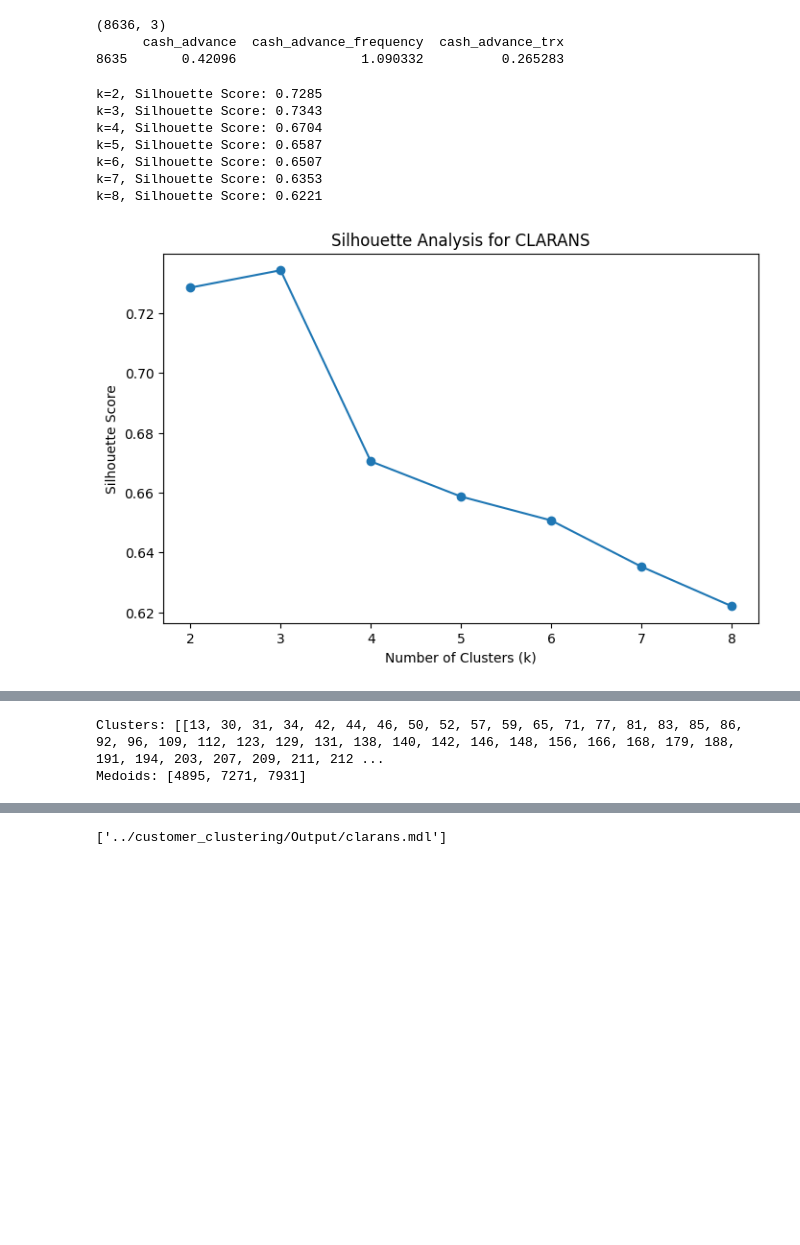
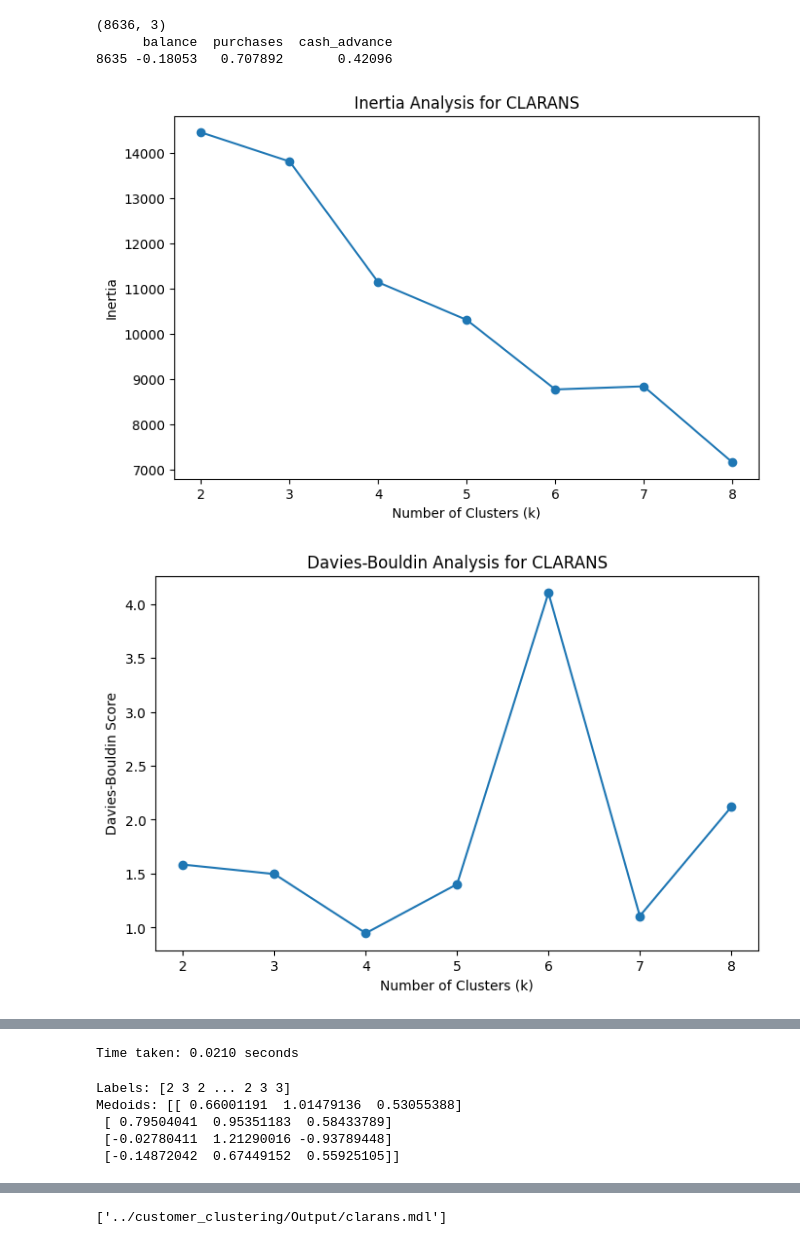
Before and after one commit to GiaHuy910/CLARANS-IN-MARKETING, a Jupyter notebook: customer_clustering/Clarans.ipynb, the cells around one changed output, grey strips where cells are left out. Cells and saved outputs as stored; diff of their text form; code cells hidden in the pictures; blank space fills up the shorter version.

```diff
--- a/customer_clustering/Clarans.ipynb
+++ b/customer_clustering/Clarans.ipynb
@@ -11,24 +10,20 @@ from utils.Clarans_fast_build import clarans_fast_build,clarans_silhouette_analy
 # %%
 features=[
- 'cash_advance',
- 'cash_advance_frequency',
- 'cash_advance_trx'
+ 'balance',
+ 'purchases',
+ 'cash_advance'
 ]
 data=D[features].copy()
 print(data.shape)
 print(data.tail(1))
 # %% [output]
 (8636, 3)
-      cash_advance  cash_advance_frequency  cash_advance_trx
-8635       0.42096                1.090332          0.265283
+      balance  purchases  cash_advance
+8635 -0.18053   0.707892       0.42096
-# %%
-clarans_silhouette_analysis(data,[2,3,4,5,6,7,8],num_local=5,max_neighbors=5)
-# %% [output]
-k=2, Silhouette Score: 0.7285
-k=3, Silhouette Score: 0.7343
-k=4, Silhouette Score: 0.6704
-k=5, Silhouette Score: 0.6587
-k=6, Silhouette Score: 0.6507
-k=7, Silhouette Score: 0.6353
-k=8, Silhouette Score: 0.6221
-[figure, removed]
+# %%
+clarans_Inertia_analysis(data,[2,3,4,5,6,7,8],num_local=5,max_neighbors=5)
+clarans_davies_bouldin_analysis(data,[2,3,4,5,6,7,8],num_local=5,max_neighbors=5)
+clarans_silhouette_analysis(data,[2,3,4,5,6,7,8],num_local=5,max_neighbors=5)
+# %% [output]
+[figure, added]
+[figure, added]
@@ -35,19 +31,25 @@ k=8, Silhouette Score: 0.6221
 # %%
 #xay dung model clarans
-k = 3
+k = 4
 n_local=5
 max_nei=5
 Clarans_model = CLARANS(data, k, n_local, max_nei)
-Clarans_model.fit()
+(ticks, result) = timedcall(Clarans_model.fit)
+print(f"Time taken: {ticks:.4f} seconds")
+# %% [output]
+Time taken: 0.0210 seconds
 # %%
 #lấy cluster và medoids
-clusters = Clarans_model.get_clusters()
+labels=Clarans_model.get_labels()
 medoids = Clarans_model.get_medoids()
 
-print("Clusters:", clusters)
+print("Labels:", labels)
 print("Medoids:", medoids)
 # %% [output]
-Clusters: [[13, 30, 31, 34, 42, 44, 46, 50, 52, 57, 59, 65, 71, 77, 81, 83, 85, 86, 92, 96, 109, 112, 123, 129, 131, 138, 140, 142, 146, 148, 156, 166, 168, 179, 188, 191, 194, 203, 207, 209, 211, 212 ...
-Medoids: [4895, 7271, 7931]
+Labels: [2 3 2 ... 2 3 3]
+Medoids: [[ 0.66001191  1.01479136  0.53055388]
+ [ 0.79504041  0.95351183  0.58433789]
+ [-0.02780411  1.21290016 -0.93789448]
+ [-0.14872042  0.67449152  0.55925105]]
 # %%
 #gắn nhãn cluster đã có vào df
```
Also changed, not shown: parts of 7 cells of this notebook, 11 other files.
